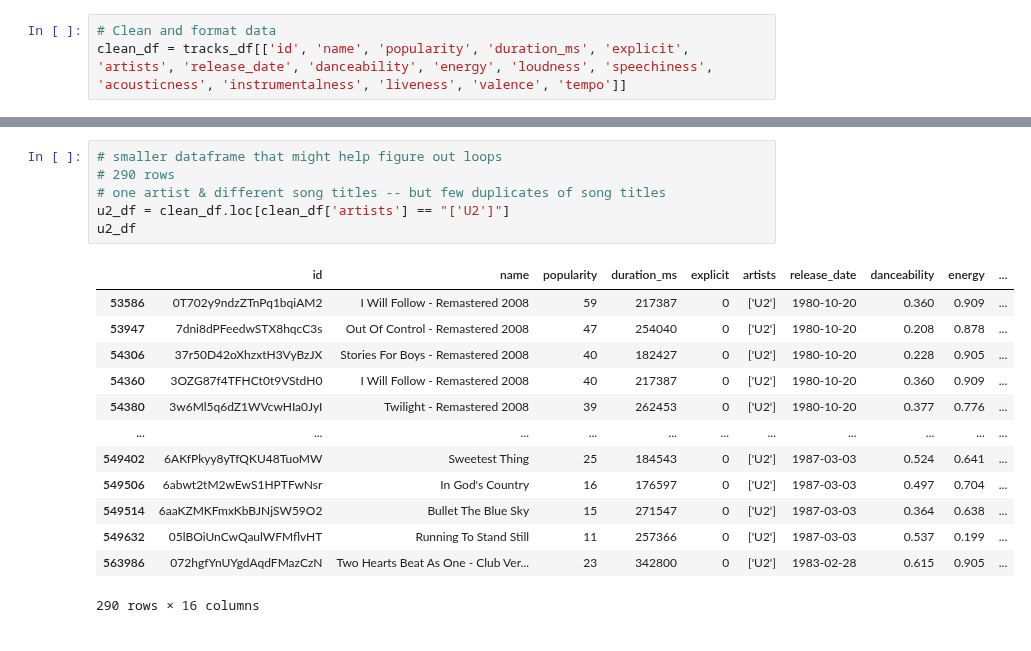
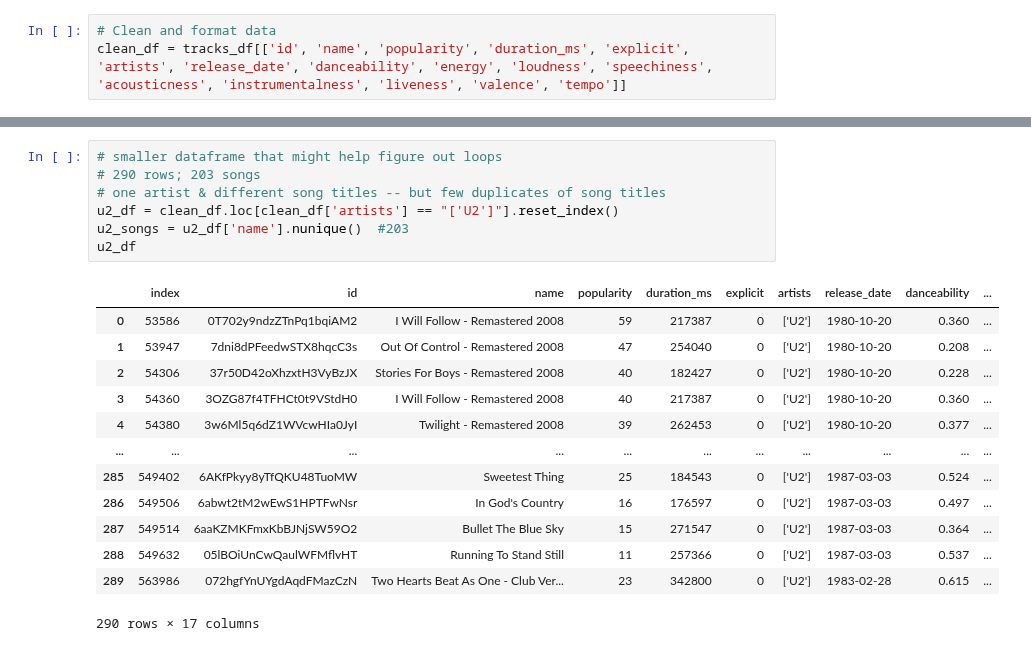
Before and after one commit to l1987deterding/Spotify-Popularity-Project, a Jupyter notebook: building_loops.ipynb, the cells around one changed output, grey strips where cells are left out. Cells and saved outputs as stored; diff of their text form.

```diff
--- a/building_loops.ipynb
+++ b/building_loops.ipynb
@@ -78,20 +93,21 @@ contails_one_df
 # %%
 # smaller dataframe that might help figure out loops
-# 290 rows
+# 290 rows; 203 songs
 # one artist & different song titles -- but few duplicates of song titles
-u2_df = clean_df.loc[clean_df['artists'] == "['U2']"]
+u2_df = clean_df.loc[clean_df['artists'] == "['U2']"].reset_index()
+u2_songs = u2_df['name'].nunique()  #203
 u2_df
 # %% [output]
-|  | id | name | popularity | duration_ms | explicit | artists | release_date | danceability | energy | ... |
-| 53586 | 0T702y9ndzZTnPq1bqiAM2 | I Will Follow - Remastered 2008 | 59 | 217387 | 0 | ['U2'] | 1980-10-20 | 0.360 | 0.909 | ... |
-| 53947 | 7dni8dPFeedwSTX8hqcC3s | Out Of Control - Remastered 2008 | 47 | 254040 | 0 | ['U2'] | 1980-10-20 | 0.208 | 0.878 | ... |
-| 54306 | 37r50D42oXhzxtH3VyBzJX | Stories For Boys - Remastered 2008 | 40 | 182427 | 0 | ['U2'] | 1980-10-20 | 0.228 | 0.905 | ... |
-| 54360 | 3OZG87f4TFHCt0t9VStdH0 | I Will Follow - Remastered 2008 | 40 | 217387 | 0 | ['U2'] | 1980-10-20 | 0.360 | 0.909 | ... |
-| 54380 | 3w6Ml5q6dZ1WVcwHIa0JyI | Twilight - Remastered 2008 | 39 | 262453 | 0 | ['U2'] | 1980-10-20 | 0.377 | 0.776 | ... |
+|  | index | id | name | popularity | duration_ms | explicit | artists | release_date | danceability | ... |
+| 0 | 53586 | 0T702y9ndzZTnPq1bqiAM2 | I Will Follow - Remastered 2008 | 59 | 217387 | 0 | ['U2'] | 1980-10-20 | 0.360 | ... |
+| 1 | 53947 | 7dni8dPFeedwSTX8hqcC3s | Out Of Control - Remastered 2008 | 47 | 254040 | 0 | ['U2'] | 1980-10-20 | 0.208 | ... |
+| 2 | 54306 | 37r50D42oXhzxtH3VyBzJX | Stories For Boys - Remastered 2008 | 40 | 182427 | 0 | ['U2'] | 1980-10-20 | 0.228 | ... |
+| 3 | 54360 | 3OZG87f4TFHCt0t9VStdH0 | I Will Follow - Remastered 2008 | 40 | 217387 | 0 | ['U2'] | 1980-10-20 | 0.360 | ... |
+| 4 | 54380 | 3w6Ml5q6dZ1WVcwHIa0JyI | Twilight - Remastered 2008 | 39 | 262453 | 0 | ['U2'] | 1980-10-20 | 0.377 | ... |
 | ... | ... | ... | ... | ... | ... | ... | ... | ... | ... | ... |
-| 549402 | 6AKfPkyy8yTfQKU48TuoMW | Sweetest Thing | 25 | 184543 | 0 | ['U2'] | 1987-03-03 | 0.524 | 0.641 | ... |
-| 549506 | 6abwt2tM2wEwS1HPTFwNsr | In God's Country | 16 | 176597 | 0 | ['U2'] | 1987-03-03 | 0.497 | 0.704 | ... |
-| 549514 | 6aaKZMKFmxKbBJNjSW59O2 | Bullet The Blue Sky | 15 | 271547 | 0 | ['U2'] | 1987-03-03 | 0.364 | 0.638 | ... |
-| 549632 | 05lBOiUnCwQaulWFMflvHT | Running To Stand Still | 11 | 257366 | 0 | ['U2'] | 1987-03-03 | 0.537 | 0.199 | ... |
-| 563986 | 072hgfYnUYgdAqdFMazCzN | Two Hearts Beat As One - Club Ver... | 23 | 342800 | 0 | ['U2'] | 1983-02-28 | 0.615 | 0.905 | ... |
+| 285 | 549402 | 6AKfPkyy8yTfQKU48TuoMW | Sweetest Thing | 25 | 184543 | 0 | ['U2'] | 1987-03-03 | 0.524 | ... |
+| 286 | 549506 | 6abwt2tM2wEwS1HPTFwNsr | In God's Country | 16 | 176597 | 0 | ['U2'] | 1987-03-03 | 0.497 | ... |
+| 287 | 549514 | 6aaKZMKFmxKbBJNjSW59O2 | Bullet The Blue Sky | 15 | 271547 | 0 | ['U2'] | 1987-03-03 | 0.364 | ... |
+| 288 | 549632 | 05lBOiUnCwQaulWFMflvHT | Running To Stand Still | 11 | 257366 | 0 | ['U2'] | 1987-03-03 | 0.537 | ... |
+| 289 | 563986 | 072hgfYnUYgdAqdFMazCzN | Two Hearts Beat As One - Club Ver... | 23 | 342800 | 0 | ['U2'] | 1983-02-28 | 0.615 | ... |
-290 rows × 16 columns
+290 rows × 17 columns
```
Also changed, not shown: parts of 18 cells of this notebook.
